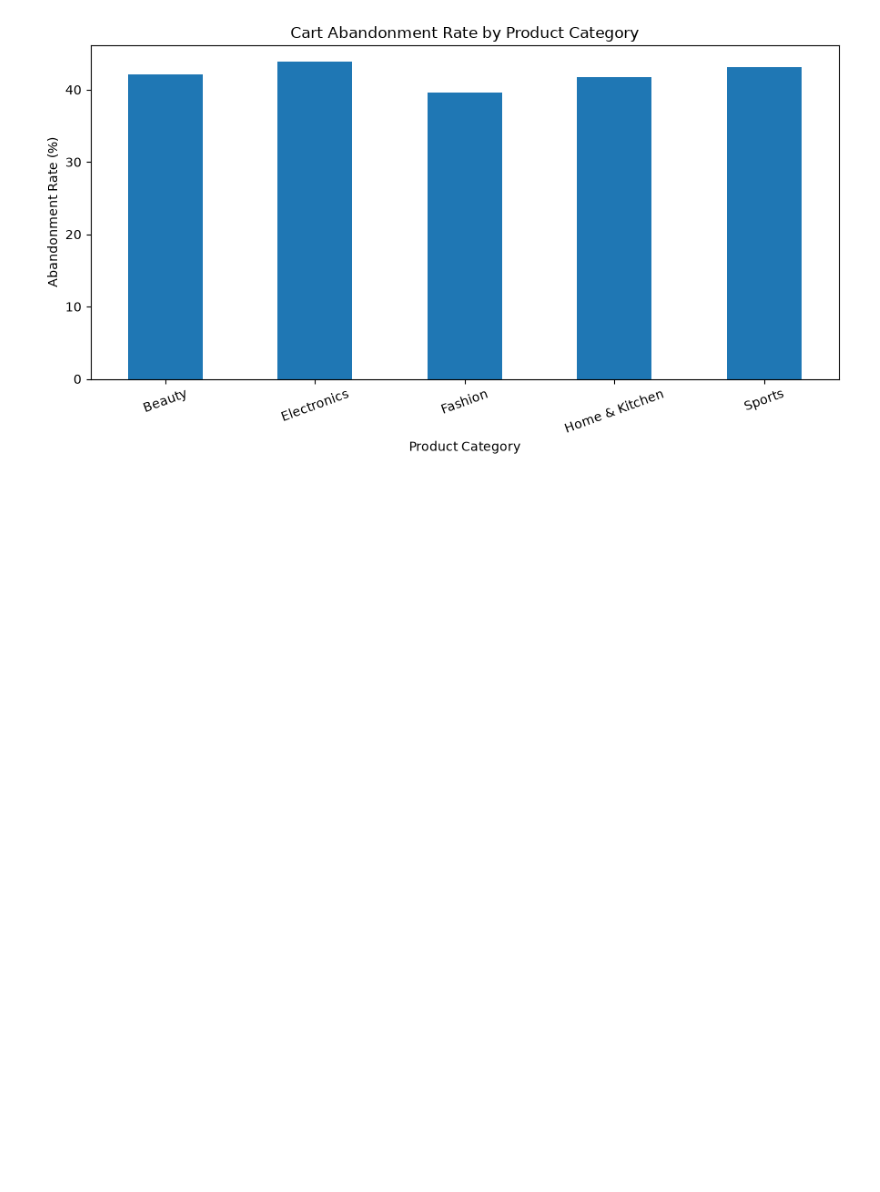
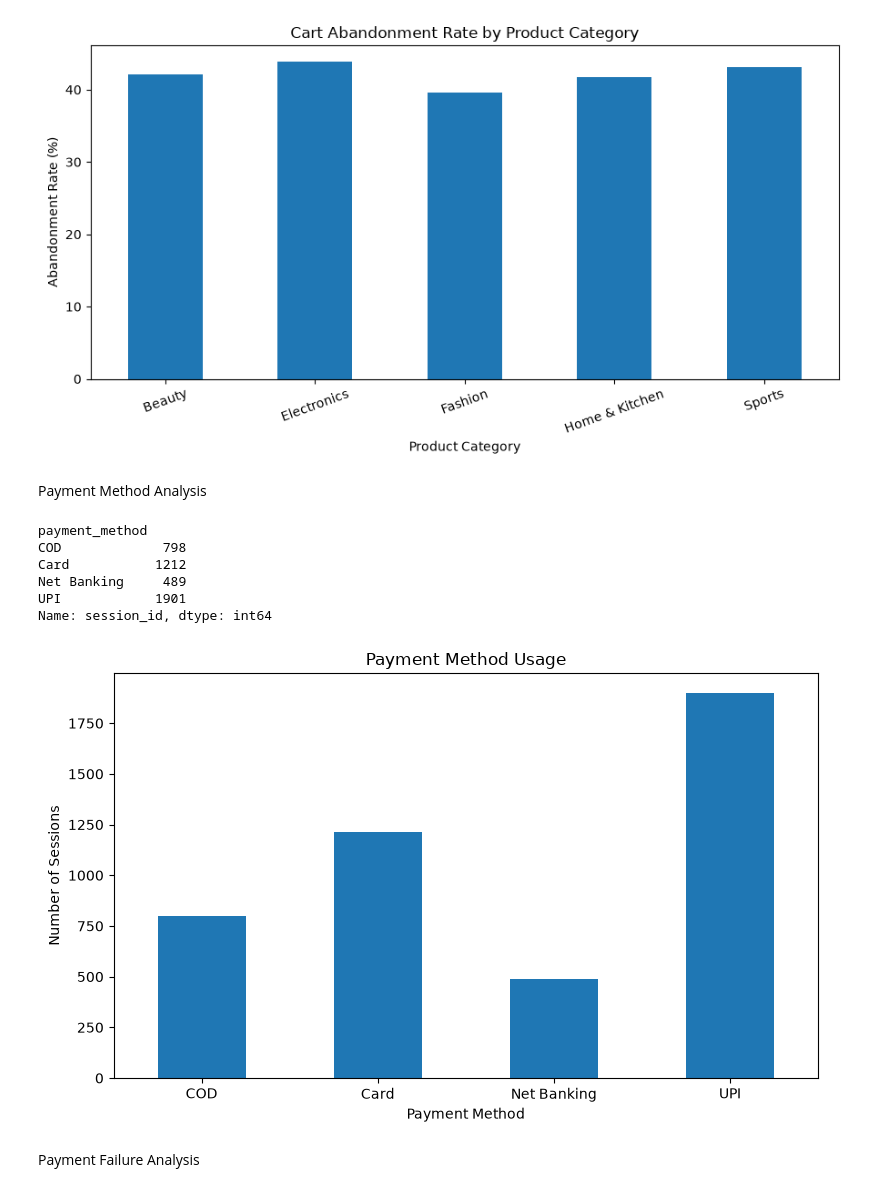
Before and after one commit to saanvi-saxena/cart-abandonment-analysis, a Jupyter notebook: python/data_exploration.ipynb, the cells around one changed output. Drawn from its saved outputs; the diff is of its cells as text; code cells hidden in the pictures; blank space fills up the shorter version.

Commit message:
Payment method and failure analysis

```diff
--- a/python/data_exploration.ipynb
+++ b/python/data_exploration.ipynb
@@ -316,3 +316,38 @@ plt.tight_layout()
 plt.show()
 # %% [output]
 [figure]
+# %% [markdown]
+Payment Method Analysis
+# %%
+payment_data = events[
+    events["event_name"] == "payment_initiated"
+]
+
+payment_method_counts = payment_data.groupby(
+    "payment_method"
+)["session_id"].nunique()
+
+print(payment_method_counts)
+# %% [output]
+payment_method
+COD             798
+Card           1212
+Net Banking     489
+UPI            1901
+Name: session_id, dtype: int64
+# %%
+payment_method_counts.plot(
+    kind="bar",
+    figsize=(8, 5)
+)
+
+plt.title("Payment Method Usage")
+plt.xlabel("Payment Method")
+plt.ylabel("Number of Sessions")
+plt.xticks(rotation=0)
+plt.tight_layout()
+plt.show()
+# %% [output]
+[figure, added]
+# %% [markdown]
+Payment Failure Analysis
```
Also changed, not shown: parts of 7 cells of this notebook.
